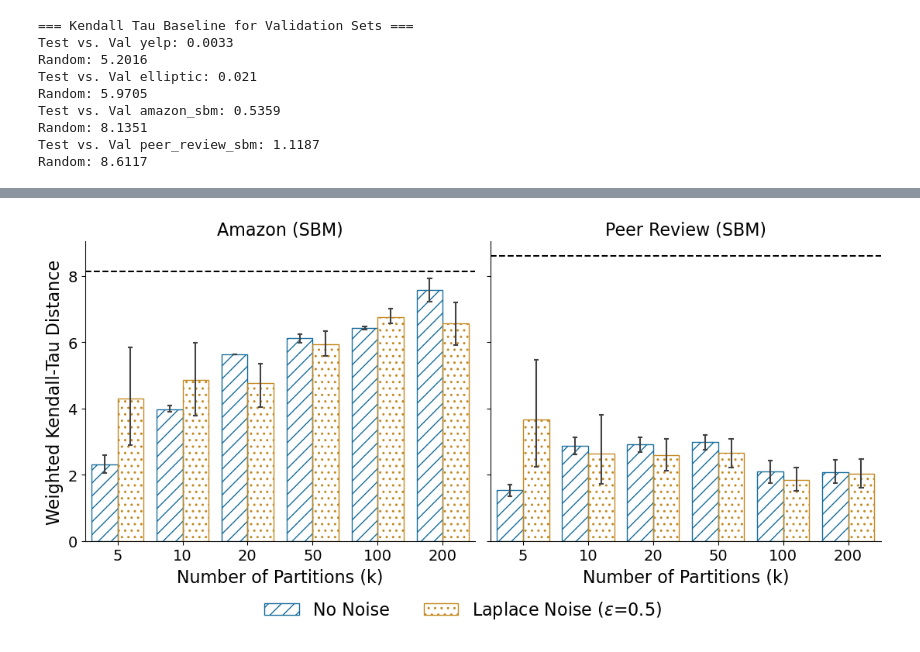
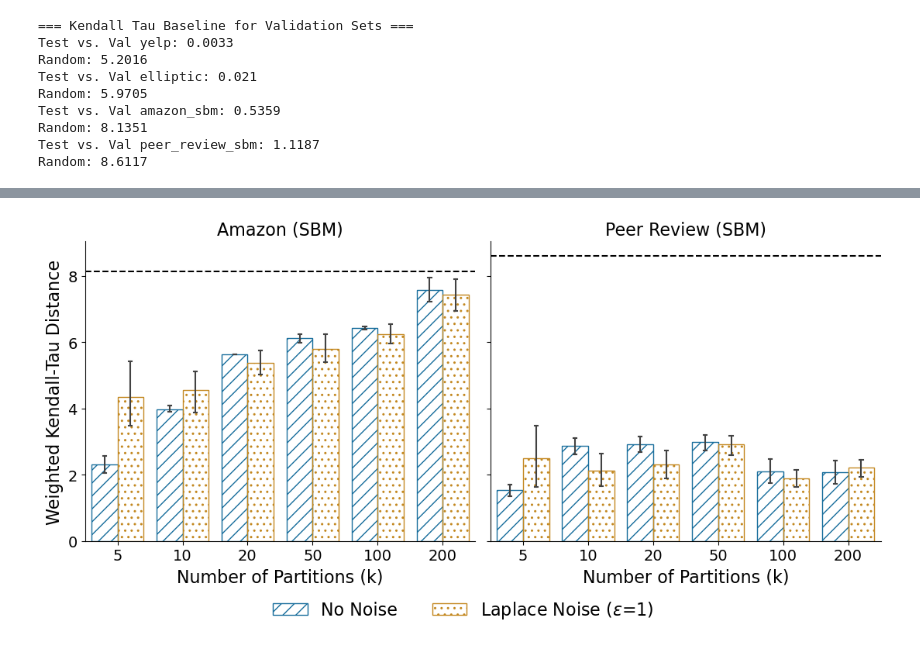
Before and after one commit to akgoldberg/private_fraud_benchmarking, a Jupyter notebook: visualizations.ipynb, the cells around one changed output, grey strips where cells are left out. Saved outputs shown, nothing was run; the diff lists cells and outputs as text; code cells hidden in the pictures.

```diff
--- a/visualizations.ipynb
+++ b/visualizations.ipynb
@@ -169,7 +166,6 @@ plot_k_vs_kendalltau(df, SUB_RATE, DATASETS, 1., random_baselines)
 # %%
 SUB_RATE = 0.5
-
 DATASETS = ['amazon_sbm', 'peer_review_sbm']
-plot_k_vs_kendalltau(df, SUB_RATE, DATASETS, 5., random_baselines)
+plot_k_vs_kendalltau(df, SUB_RATE, DATASETS, 10., random_baselines)
 # %% [output]
-[figure, old version]
+[figure, new version]
```
Also changed, not shown: parts of 15 cells of this notebook, 10 other files.
